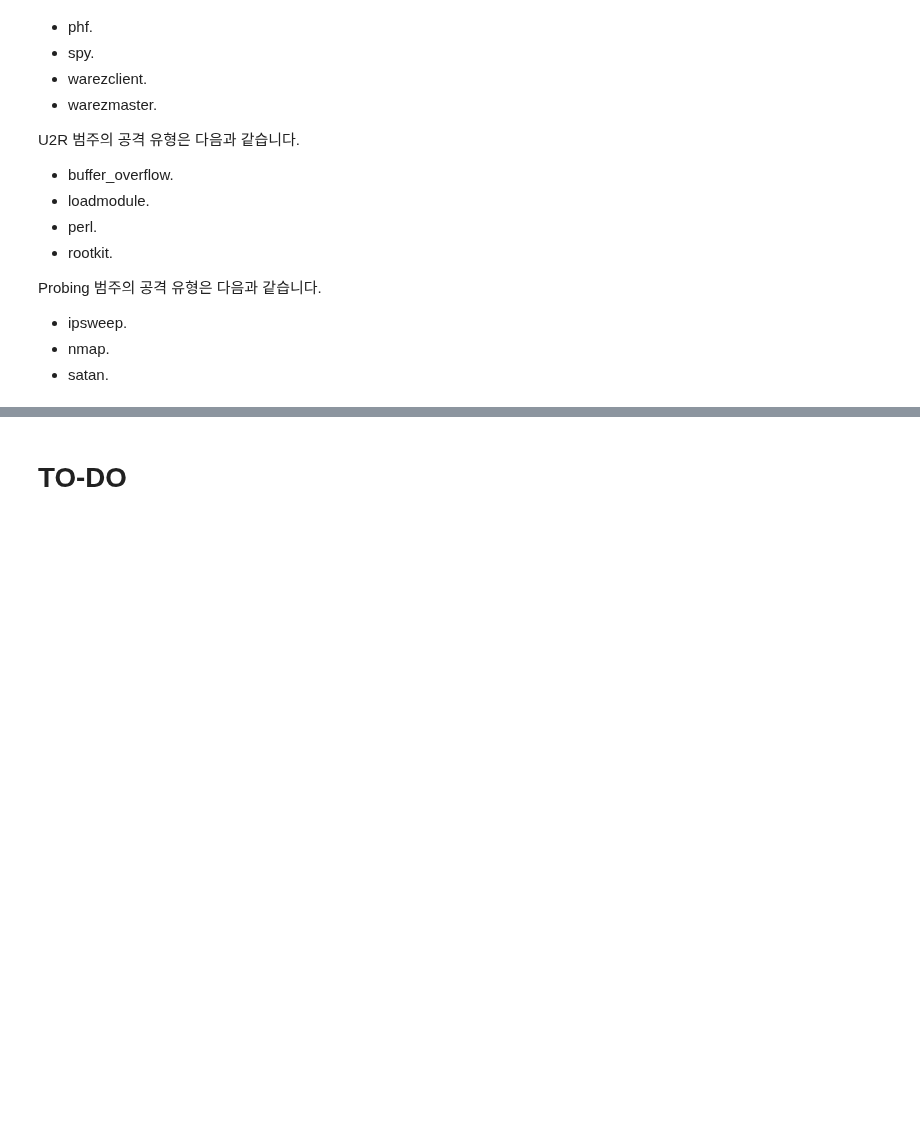
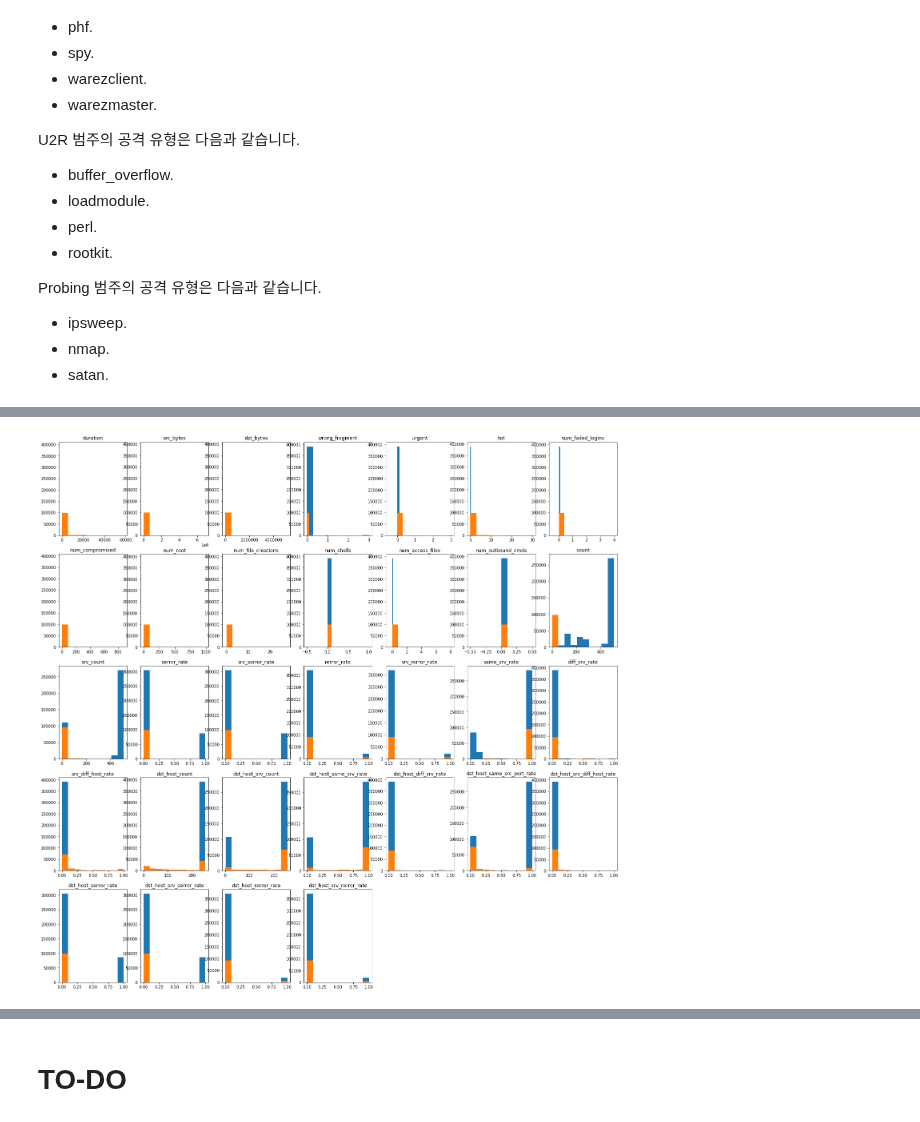
Before and after one commit to Yukkiasuna-sao/Anomaly_Detection, a Jupyter notebook: ipynb_translation/Anomaly Detection in Keras Auto Encoder.ipynb, the cells around one changed output, grey strips where cells are left out. Saved outputs shown, nothing was run; the diff lists cells and outputs as text; code cells hidden in the pictures; blank space fills up the shorter version.

```diff
--- a/ipynb_translation/Anomaly Detection in Keras Auto Encoder.ipynb
+++ b/ipynb_translation/Anomaly Detection in Keras Auto Encoder.ipynb
@@ -315,0 +333,45 @@ Source: https://ko.wikipedia.org/wiki/%EC%84%9C%EB%B9%84%EC%8A%A4_%EA%B1%B0%EB%B
+# %%
+cat_cols = ['protocol_type', 'service', 'flag', 'land', 'logged_in', 'root_shell', 'su_attempted', 'is_host_login', 'is_guest_login', 'outcome', 'Type']
+
+def VisNumFeature(data, method = "hist", attack_type = None, scale = None):
+    data = data.drop(columns = cat_cols)
+
+    if method == "hist":
+        plt.figure(figsize = (25,30))
+
+        for i, col in enumerate(data.columns):
+            subplot = plt.subplot(6, 7, i+1)
+            subplot.hist(data[col])
+
+            global df_normal
+            subplot.hist(df_normal[col], alpha = 0.4)
+
+            subplot.axis('tight')
+            subplot.set_title(col)
+
+    if method == "boxplot":
+        if attack_type == None:
+            raise AssertionError("attack_type must be defined.")
+
+        f, axes = plt.subplots(5, 7, figsize = (25, 30))
+        for i, col in enumerate(data.columns):
+
+            global df
+            df_type = df.loc[(df['Type'] == 'Normal') | (df['Type'] == attack_type)]
+
+            ax = sns.boxplot(y = col, x = 'Type', data = df_type, ax = axes[i//7][i % 7])
+
+            if scale == None:
+                ax.set_title(col)
+                ax.set_ylabel('Value')
+                ax.set_xlabel('Type')
+
+            elif scale == 'log':
+                ax.set_yscale("log")
+                ax.set_title(col)
+                ax.set_ylabel('Log(Value)')
+                ax.set_xlabel('Type')
+# %%
+VisNumFeature(df_dos, method = 'hist')
+# %% [output]
+[figure, added]
```
Also changed, not shown: parts of 10 cells of this notebook.
